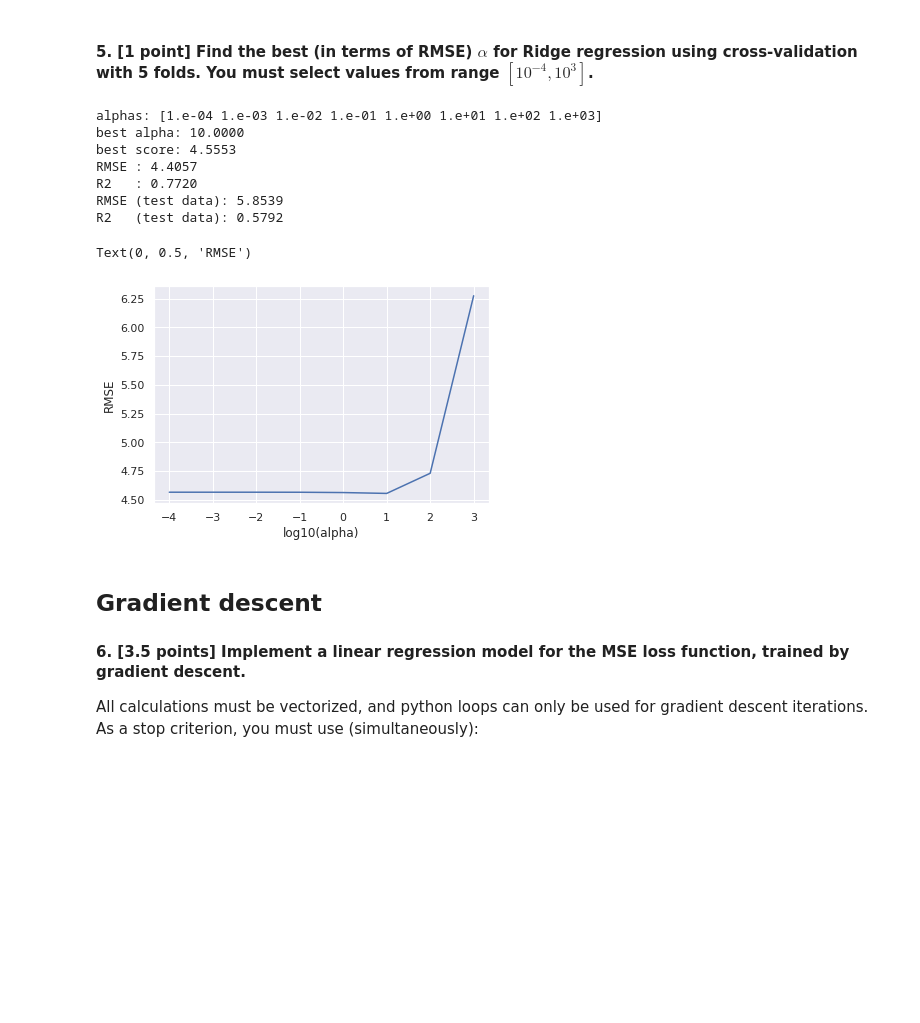
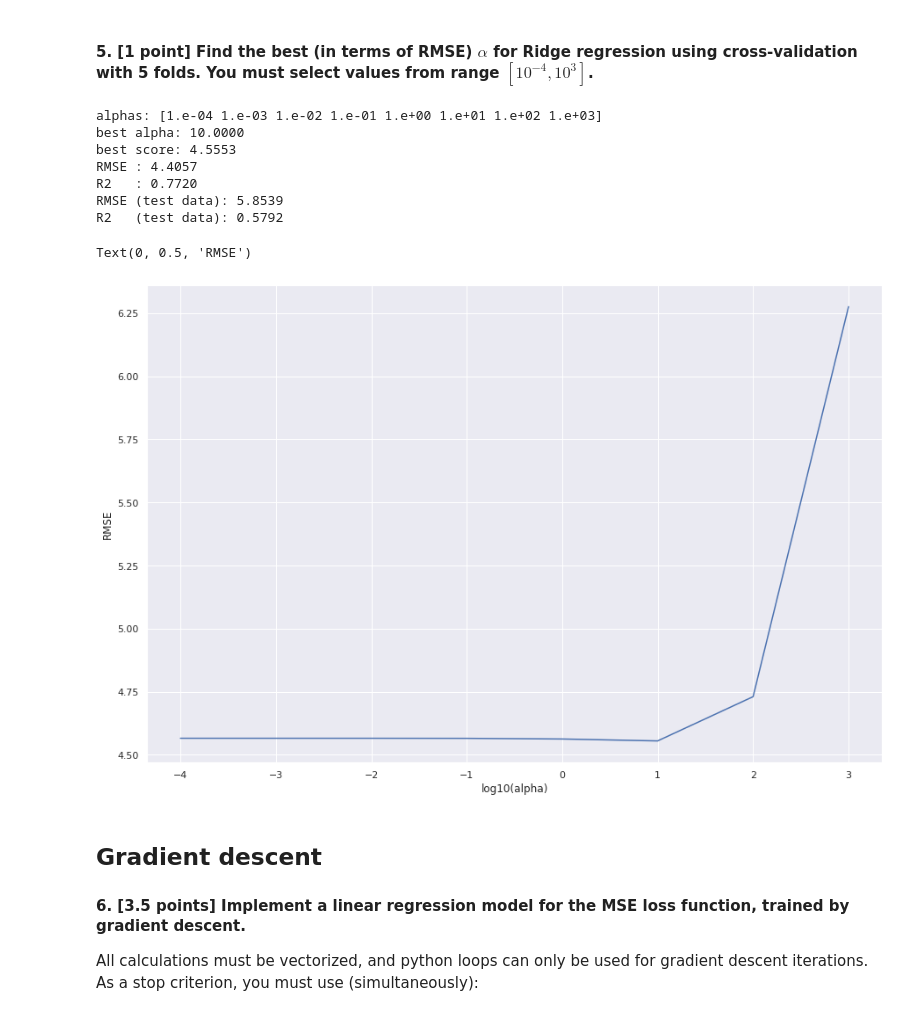
Before and after one commit to nocmok/AnDan2020, a Jupyter notebook: hw2/homework-practice-02_v3.ipynb, the cells around one changed output. Saved outputs shown, nothing was run; the diff lists cells and outputs as text; code cells hidden in the pictures; blank space fills up the shorter version.

```diff
--- a/hw2/homework-practice-02_v3.ipynb
+++ b/hw2/homework-practice-02_v3.ipynb
@@ -223,35 +295,38 @@ lasso.summary2()
 from sklearn.model_selection import GridSearchCV
 
 alphas = 10 ** np.array(range(-4, 4), dtype=np.float)
+folds = 5
+
 print('alphas: %s' % alphas)
-searcher = GridSearchCV(Ridge(), {'alpha' : alphas}, scoring='neg_root_mean_squared_error', cv=5)
+searcher = GridSearchCV(Ridge(), {'alpha' : alphas}, scoring='neg_root_mean_squared_error', cv=folds)
 searcher.fit(x_train_scaled, y_train)
 
 print('best alpha: %.4f' % searcher.best_params_['alpha'])
 print('best score: %.4f' % -searcher.best_score_)
 
 y_predicted = searcher.predict(x_train_scaled)
 y_predicted_test = searcher.predict(x_test_scaled)
 
 print('RMSE : %.4f' % sklearn.metrics.mean_squared_error(y_predicted, y_train, squared=False))
 print('R2   : %.4f' % sklearn.metrics.r2_score(y_train, y_predicted))
 
 print('RMSE (test data): %.4f' % sklearn.metrics.mean_squared_error(y_predicted_test, y_test, squared=False))
 print('R2   (test data): %.4f' % sklearn.metrics.r2_score(y_test, y_predicted_test))
 
+plt.figure(figsize=(15,10))
 plt.plot(np.log10(alphas), -searcher.cv_results_["mean_test_score"])
 plt.xlabel('log10(alpha)')
 plt.ylabel('RMSE')
 # %% [output]
 alphas: [1.e-04 1.e-03 1.e-02 1.e-01 1.e+00 1.e+01 1.e+02 1.e+03]
 best alpha: 10.0000
 best score: 4.5553
 RMSE : 4.4057
 R2   : 0.7720
 RMSE (test data): 5.8539
 R2   (test data): 0.5792
 Text(0, 0.5, 'RMSE')
-[figure, old version]
+[figure, new version]
 # %% [markdown]
 ## Gradient descent
 
```
Also changed, not shown: parts of 32 cells of this notebook.
